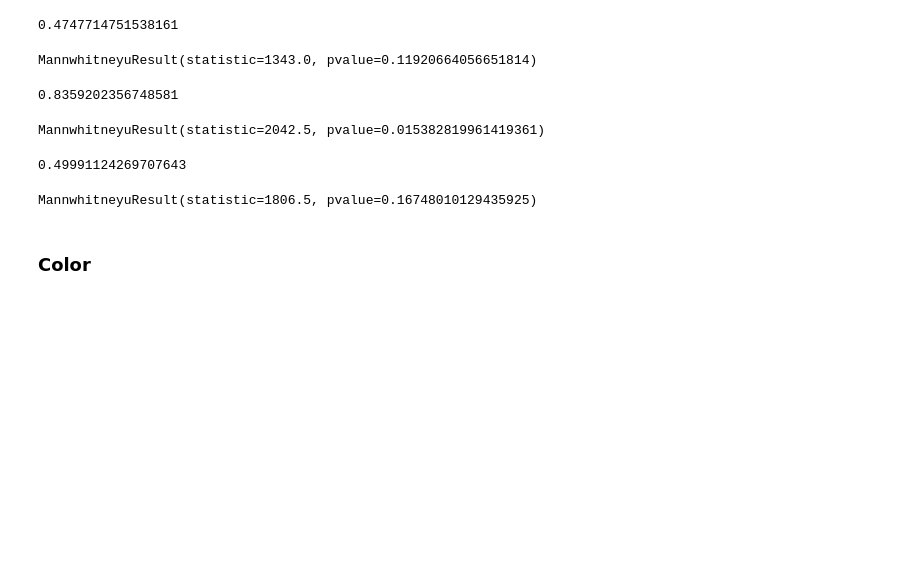
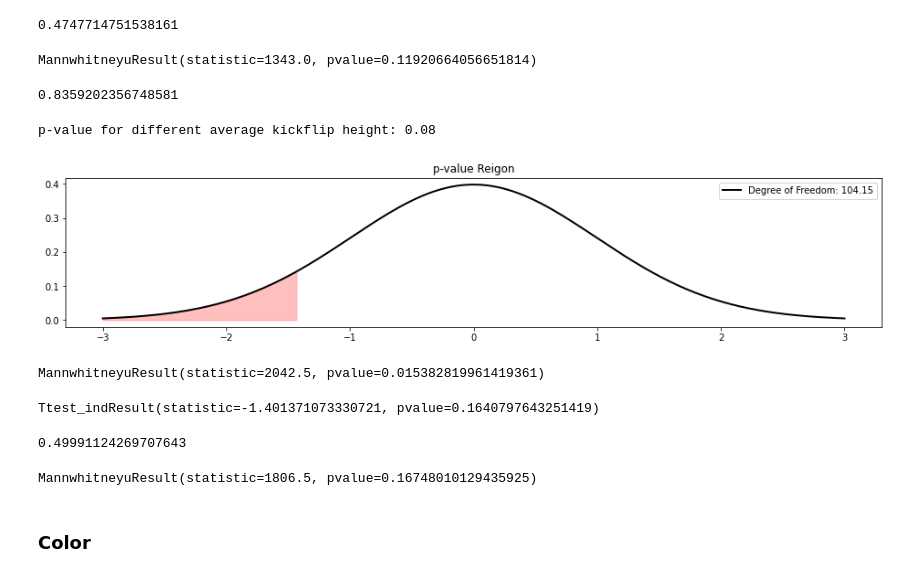
Before and after one commit to aabouie/CapStone1, a Jupyter notebook: EDA.ipynb, the cells around one changed output. Saved outputs shown, nothing was run; the diff lists cells and outputs as text; code cells hidden in the pictures; blank space fills up the shorter version.

```diff
--- a/EDA.ipynb
+++ b/EDA.ipynb
@@ -428,12 +463,34 @@ res_TX_NY = stats.ttest_ind(Price_Explorer_TX2017.car_price,Price_Explorer_NY201
 1-res_TX_NY[1]
 # %% [output]
 0.8359202356748581
+# %%
+test_statistic = welch_test_statistic(Price_Explorer_TX2017.car_price, Price_Explorer_NY2017.car_price)
+
+degreef = welch_satterhwaithe_df(Price_Explorer_TX2017.car_price, Price_Explorer_NY2017.car_price)
+
+x = np.linspace(-3, 3, num=250)
+
+fig, ax = plt.subplots(1, figsize=(16, 3))
+students = stats.t(degreef)
+ax.plot(x, students.pdf(x), linewidth=2, label="Degree of Freedom: {:2.2f}".format(degreef),color='k')
+_ = ax.fill_between(x, students.pdf(x), where=(x <= test_statistic), color="red", alpha=0.25)
+ax.legend()
+ax.set_title("p-value Reigon");
+p_value = students.cdf(test_statistic)
+print("p-value for different average kickflip height: {:2.2f}".format(p_value))
+# %% [output]
+p-value for different average kickflip height: 0.08
+[figure, added]
 # %%
 #Mannwhitneyu Test
 res_TX_NY = stats.mannwhitneyu(Price_Explorer_TX2017.car_price,Price_Explorer_NY2017.car_price, alternative="less")
 res_TX_NY
 # %% [output]
 MannwhitneyuResult(statistic=2042.5, pvalue=0.015382819961419361)
+# %%
+stats.ttest_ind(Price_Explorer_TX2017.car_price,Price_Explorer_NY2017.car_price,equal_var=False)
+# %% [output]
+Ttest_indResult(statistic=-1.401371073330721, pvalue=0.1640797643251419)
 # %%
 # NY vs. CA
 # Null: The mean price of Ford Explorer is the same in NY vs. CA
```
Also changed, not shown: parts of 9 cells of this notebook.
